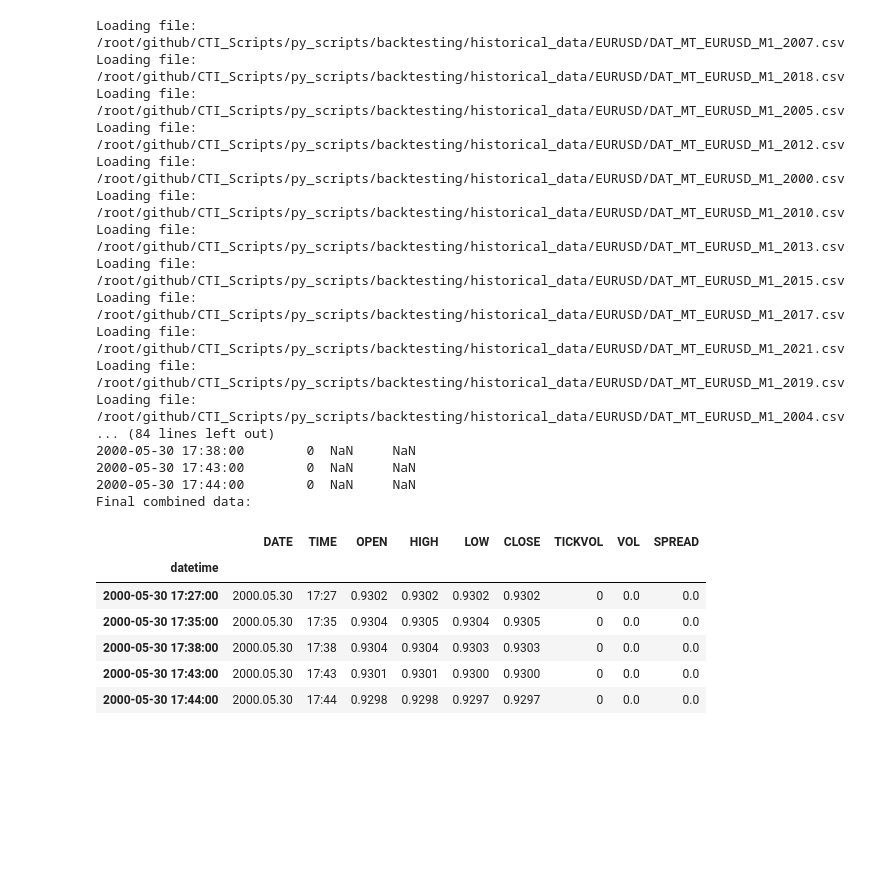
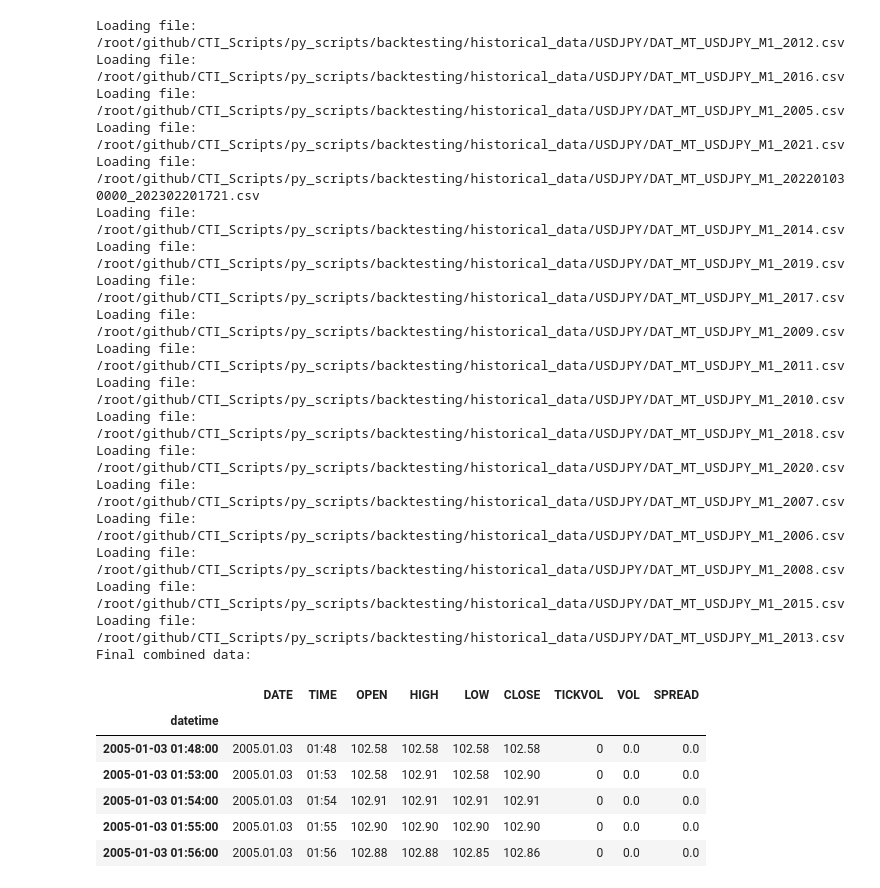
Before and after one commit to Gitchegumi/CTI_Scripts, a Jupyter notebook: py_scripts/backtesting/testing.ipynb, the cells around one changed output. Cells and saved outputs as stored; diff of their text form; code cells hidden in the pictures; blank space fills up the shorter version.

```diff
--- a/py_scripts/backtesting/testing.ipynb
+++ b/py_scripts/backtesting/testing.ipynb
@@ -18,6 +24,6 @@ matplotlib.use('Agg')
 # %%
 # Define the path to your CSV files
-file_path_pattern = '/root/github/CTI_Scripts/py_scripts/backtesting/historical_data/EURUSD/DAT_MT_EURUSD_M1_*.csv'
+file_path_pattern = f'/root/github/CTI_Scripts/py_scripts/backtesting/historical_data/{symbol}/DAT_MT_{symbol}_M1_*.csv'
 
 # Define the column names
 column_names = ['DATE', 'TIME', 'OPEN', 'HIGH', 'LOW', 'CLOSE', 'TICKVOL', 'VOL', 'SPREAD']
@@ -31,75 +37,59 @@ for file in all_files:
     df = pd.read_csv(file, delimiter=',', names=column_names, header=None, dtype=str)
     # print(df.head())  # Debugging: Print the first few rows of the loaded DataFrame
     data_list.append(df)
 
 combined_data = pd.concat(data_list)
 
-# Check the combined data before parsing dates
-print("Combined data before parsing dates:")
-print(combined_data.head())
-
 # Combine <DATE> and <TIME> into a single datetime column
-combined_data['datetime'] = pd.to_datetime(combined_data['DATE'] + ' ' + combined_data['TIME'], format='%Y.%m.%d %H:%M', errors='coerce')
-
-# Check the combined data after parsing dates
-print("Combined data after parsing dates:")
-print(combined_data.head())
-
-# Check for rows with NaT in datetime column
-print("Rows with NaT in datetime column:")
-print(combined_data[combined_data['datetime'].isna()].head())
+combined_data['datetime'] = pd.to_datetime(
+    combined_data['DATE'] + ' ' + combined_data['TIME'], format='%Y.%m.%d %H:%M', errors='coerce'
+)
 
 # Drop rows with NaT in datetime column
 combined_data.dropna(subset=['datetime'], inplace=True)
 
 # Set datetime as the index
 combined_data.set_index('datetime', inplace=True)
 combined_data.sort_index(inplace=True)
 
-# Check the combined data before converting numeric columns
-print("Combined data before converting numeric columns:")
-print(combined_data.head())
-
 # Convert numeric columns to appropriate data types
 numeric_columns = ['OPEN', 'HIGH', 'LOW', 'CLOSE', 'TICKVOL', 'VOL', 'SPREAD']
 combined_data[numeric_columns] = combined_data[numeric_columns].apply(pd.to_numeric, errors='coerce')
-
-# Check the combined data after converting numeric columns
-print("Combined data after converting numeric columns:")
-print(combined_data.head())
 
 # Drop rows with NaN values in numeric columns
 combined_data.replace([np.inf, -np.inf], np.nan, inplace=True)
 combined_data.fillna(0, inplace=True)
 
 # Display the final combined data
 print("Final combined data:")
 combined_data.head()
 # %% [output]
-Loading file: /root/github/CTI_Scripts/py_scripts/backtesting/historical_data/EURUSD/DAT_MT_EURUSD_M1_2007.csv
-Loading file: /root/github/CTI_Scripts/py_scripts/backtesting/historical_data/EURUSD/DAT_MT_EURUSD_M1_2018.csv
-Loading file: /root/github/CTI_Scripts/py_scripts/backtesting/historical_data/EURUSD/DAT_MT_EURUSD_M1_2005.csv
-Loading file: /root/github/CTI_Scripts/py_scripts/backtesting/historical_data/EURUSD/DAT_MT_EURUSD_M1_2012.csv
-Loading file: /root/github/CTI_Scripts/py_scripts/backtesting/historical_data/EURUSD/DAT_MT_EURUSD_M1_2000.csv
-Loading file: /root/github/CTI_Scripts/py_scripts/backtesting/historical_data/EURUSD/DAT_MT_EURUSD_M1_2010.csv
-Loading file: /root/github/CTI_Scripts/py_scripts/backtesting/historical_data/EURUSD/DAT_MT_EURUSD_M1_2013.csv
-Loading file: /root/github/CTI_Scripts/py_scripts/backtesting/historical_data/EURUSD/DAT_MT_EURUSD_M1_2015.csv
-Loading file: /root/github/CTI_Scripts/py_scripts/backtesting/historical_data/EURUSD/DAT_MT_EURUSD_M1_2017.csv
-Loading file: /root/github/CTI_Scripts/py_scripts/backtesting/historical_data/EURUSD/DAT_MT_EURUSD_M1_2021.csv
-Loading file: /root/github/CTI_Scripts/py_scripts/backtesting/historical_data/EURUSD/DAT_MT_EURUSD_M1_2019.csv
-Loading file: /root/github/CTI_Scripts/py_scripts/backtesting/historical_data/EURUSD/DAT_MT_EURUSD_M1_2004.csv
-... (84 lines left out)
-2000-05-30 17:38:00        0  NaN     NaN
-2000-05-30 17:43:00        0  NaN     NaN
-2000-05-30 17:44:00        0  NaN     NaN
+Loading file: /root/github/CTI_Scripts/py_scripts/backtesting/historical_data/USDJPY/DAT_MT_USDJPY_M1_2012.csv
+Loading file: /root/github/CTI_Scripts/py_scripts/backtesting/historical_data/USDJPY/DAT_MT_USDJPY_M1_2016.csv
+Loading file: /root/github/CTI_Scripts/py_scripts/backtesting/historical_data/USDJPY/DAT_MT_USDJPY_M1_2005.csv
+Loading file: /root/github/CTI_Scripts/py_scripts/backtesting/historical_data/USDJPY/DAT_MT_USDJPY_M1_2021.csv
+Loading file: /root/github/CTI_Scripts/py_scripts/backtesting/historical_data/USDJPY/DAT_MT_USDJPY_M1_202201030000_202302201721.csv
+Loading file: /root/github/CTI_Scripts/py_scripts/backtesting/historical_data/USDJPY/DAT_MT_USDJPY_M1_2014.csv
+Loading file: /root/github/CTI_Scripts/py_scripts/backtesting/historical_data/USDJPY/DAT_MT_USDJPY_M1_2019.csv
+Loading file: /root/github/CTI_Scripts/py_scripts/backtesting/historical_data/USDJPY/DAT_MT_USDJPY_M1_2017.csv
+Loading file: /root/github/CTI_Scripts/py_scripts/backtesting/historical_data/USDJPY/DAT_MT_USDJPY_M1_2009.csv
+Loading file: /root/github/CTI_Scripts/py_scripts/backtesting/historical_data/USDJPY/DAT_MT_USDJPY_M1_2011.csv
+Loading file: /root/github/CTI_Scripts/py_scripts/backtesting/historical_data/USDJPY/DAT_MT_USDJPY_M1_2010.csv
+Loading file: /root/github/CTI_Scripts/py_scripts/backtesting/historical_data/USDJPY/DAT_MT_USDJPY_M1_2018.csv
+Loading file: /root/github/CTI_Scripts/py_scripts/backtesting/historical_data/USDJPY/DAT_MT_USDJPY_M1_2020.csv
+Loading file: /root/github/CTI_Scripts/py_scripts/backtesting/historical_data/USDJPY/DAT_MT_USDJPY_M1_2007.csv
+Loading file: /root/github/CTI_Scripts/py_scripts/backtesting/historical_data/USDJPY/DAT_MT_USDJPY_M1_2006.csv
+Loading file: /root/github/CTI_Scripts/py_scripts/backtesting/historical_data/USDJPY/DAT_MT_USDJPY_M1_2008.csv
+Loading file: /root/github/CTI_Scripts/py_scripts/backtesting/historical_data/USDJPY/DAT_MT_USDJPY_M1_2015.csv
+Loading file: /root/github/CTI_Scripts/py_scripts/backtesting/historical_data/USDJPY/DAT_MT_USDJPY_M1_2013.csv
 Final combined data:
 |  | DATE | TIME | OPEN | HIGH | LOW | CLOSE | TICKVOL | VOL | SPREAD |
 | datetime |  |  |  |  |  |  |  |  |  |
-| 2000-05-30 17:27:00 | 2000.05.30 | 17:27 | 0.9302 | 0.9302 | 0.9302 | 0.9302 | 0 | 0.0 | 0.0 |
-| 2000-05-30 17:35:00 | 2000.05.30 | 17:35 | 0.9304 | 0.9305 | 0.9304 | 0.9305 | 0 | 0.0 | 0.0 |
-| 2000-05-30 17:38:00 | 2000.05.30 | 17:38 | 0.9304 | 0.9304 | 0.9303 | 0.9303 | 0 | 0.0 | 0.0 |
-| 2000-05-30 17:43:00 | 2000.05.30 | 17:43 | 0.9301 | 0.9301 | 0.9300 | 0.9300 | 0 | 0.0 | 0.0 |
-| 2000-05-30 17:44:00 | 2000.05.30 | 17:44 | 0.9298 | 0.9298 | 0.9297 | 0.9297 | 0 | 0.0 | 0.0 |
+| 2005-01-03 01:48:00 | 2005.01.03 | 01:48 | 102.58 | 102.58 | 102.58 | 102.58 | 0 | 0.0 | 0.0 |
+| 2005-01-03 01:53:00 | 2005.01.03 | 01:53 | 102.58 | 102.91 | 102.58 | 102.90 | 0 | 0.0 | 0.0 |
+| 2005-01-03 01:54:00 | 2005.01.03 | 01:54 | 102.91 | 102.91 | 102.91 | 102.91 | 0 | 0.0 | 0.0 |
+| 2005-01-03 01:55:00 | 2005.01.03 | 01:55 | 102.90 | 102.90 | 102.90 | 102.90 | 0 | 0.0 | 0.0 |
+| 2005-01-03 01:56:00 | 2005.01.03 | 01:56 | 102.88 | 102.88 | 102.85 | 102.86 | 0 | 0.0 | 0.0 |
 # %%
 combined_data_1m = combined_data
 
```
Also changed, not shown: parts of 9 cells of this notebook, 2 other files.
